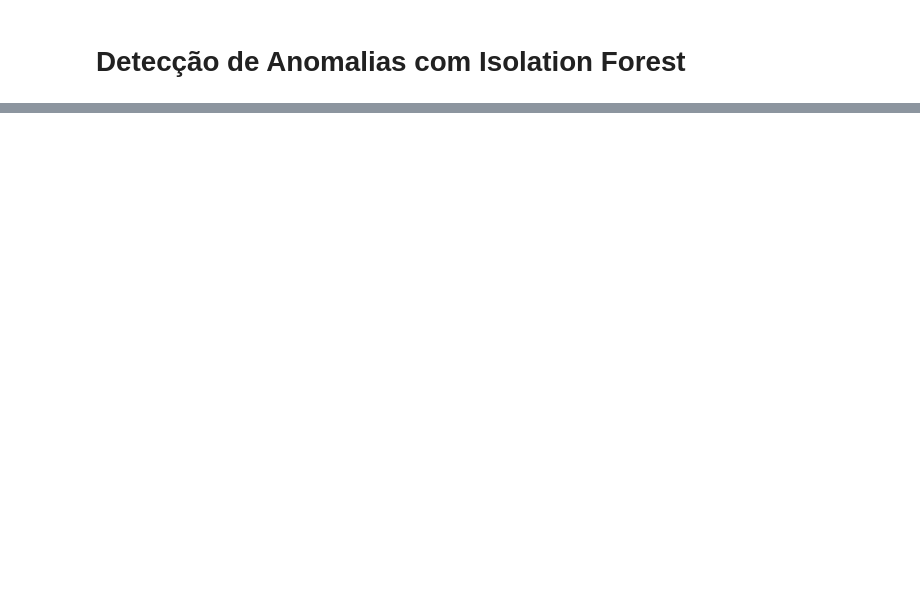
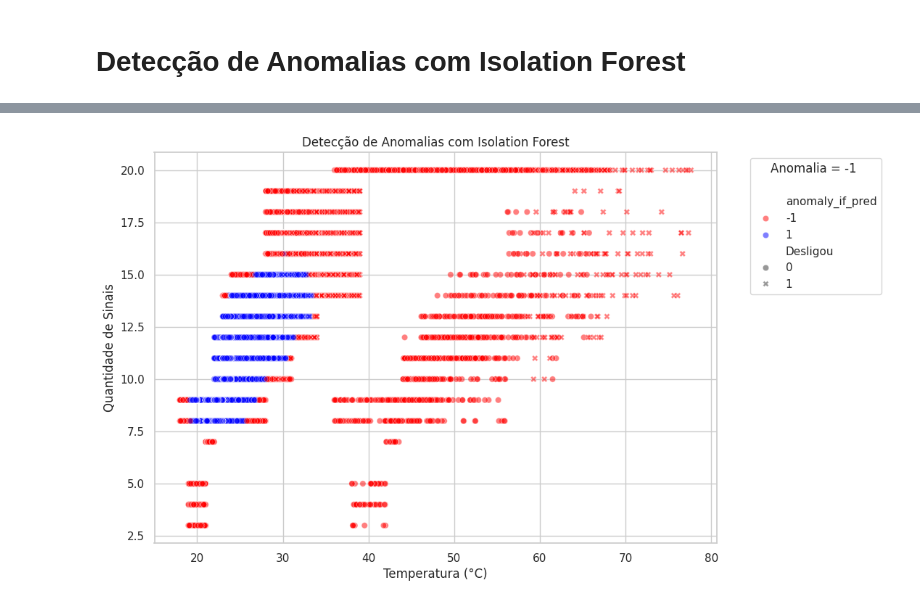
Before and after one commit to diegonogare/Workshop-AnalisePreditivaDeManutencao, a Jupyter notebook: Workshop_AnalisePreditivaDeManutencao.ipynb, the cells around one changed output, grey strips where cells are left out. Cells and saved outputs as stored; diff of their text form; code cells hidden in the pictures; blank space fills up the shorter version.

Commit message:
Inclusão do Isolation Forest

```diff
--- a/Workshop_AnalisePreditivaDeManutencao.ipynb
+++ b/Workshop_AnalisePreditivaDeManutencao.ipynb
@@ -249,2 +326,4 @@ predizerQuebra(novaTemperatura)
 # %% [markdown]
 # Detecção de Anomalias com Isolation Forest
+# %%
+df_anomalias_detection = df.copy()
@@ -250,0 +352,9 @@ predizerQuebra(novaTemperatura)
+# %%
+# Gerar algumas anomalias artificiais (~2% do df)
+num_anomalias_artificiais = int(0.02 * len(df_anomalias_detection))
+df_com_sinteticas = gerar_anomalias_sinteticas(df_anomalias_detection, num_anomalias_artificiais)
+
+print(f"{num_anomalias_artificiais} anomalias artificiai geradas")
+print(f"{len(df_com_sinteticas[df_com_sinteticas['anomaliaGerada'] == 1])} anomalias artificiais encontradas no dataset")
+print("\nExemplo de anomalias artificiais:")
+print(df_com_sinteticas[df_com_sinteticas['anomaliaGerada'] == 1].head())
@@ -250,0 +379,10 @@ predizerQuebra(novaTemperatura)
+# %%
+# Selecionar features para o Isolation Forest
+features_if = ['Temperatura', 'Sinais']
+X_if = df_com_sinteticas[features_if]
+# %%
+# 'auto' = o algoritmo estima o % de contaminação | pode-se definir um valor (0.05 para 5%)
+model_if = IsolationForest(n_estimators=100, contamination='auto', random_state=42)
+
+df_com_sinteticas['anomaly_if_pred'] = model_if.fit_predict(X_if)
+df_com_sinteticas['anomaly_score_if'] = model_if.decision_function(X_if)
@@ -250,0 +421,10 @@ predizerQuebra(novaTemperatura)
+# %%
+sns.scatterplot(x='Temperatura', y='Sinais', hue='anomaly_if_pred', data=df_com_sinteticas,
+                palette={1: 'blue', -1: 'red'}, style='Desligou', sizes=(20, 200), alpha=0.5)
+plt.title('Detecção de Anomalias com Isolation Forest')
+plt.xlabel('Temperatura (°C)')
+plt.ylabel('Quantidade de Sinais')
+plt.legend(title='Anomalia = -1 \n', bbox_to_anchor=(1.05, 1), loc='upper left')
+plt.show()
+# %% [output]
+[figure, added]
```
Also changed, not shown: parts of 23 cells of this notebook.
